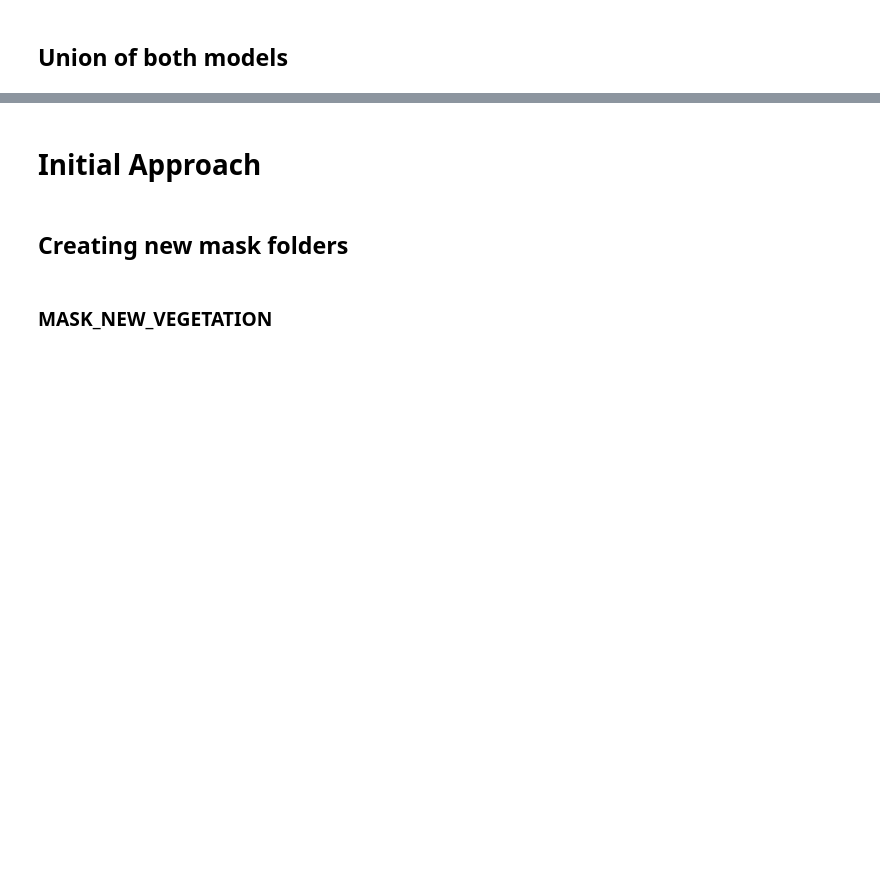
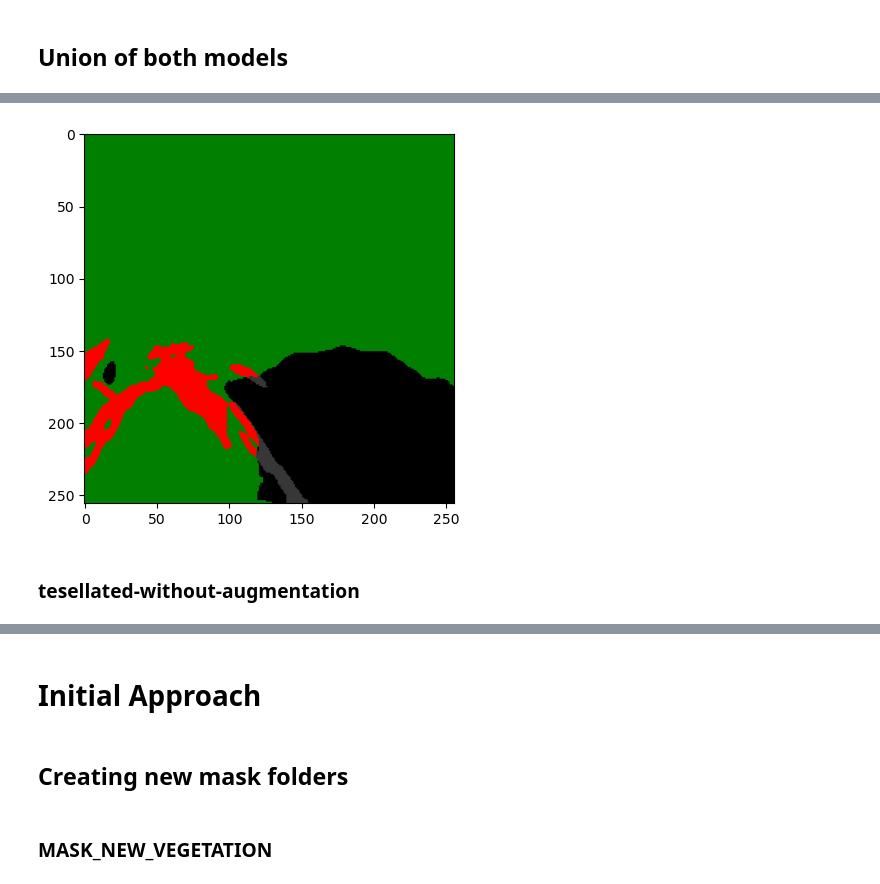
Before and after one commit to macanoso/GeoAI, a Jupyter notebook: separated-nn.ipynb, the cells around one changed output, grey strips where cells are left out. Cells and saved outputs as stored; diff of their text form; code cells hidden in the pictures; blank space fills up the shorter version.

```diff
--- a/separated-nn.ipynb
+++ b/separated-nn.ipynb
@@ -822,0 +663,18 @@ final_image = cv2.addWeighted(image.numpy()[0], 0.5, combined_mask, 0.5, 0)
+# %%
+# Crear una máscara para los píxeles que son verdes o grises
+mask_combined = np.logical_and(mask_vegetacion, mask_linea_electrica)
+mask_combined = np.squeeze(mask_combined)
+
+# Convertir la imagen a un array de numpy y cambiar el tipo de dato a uint8
+final_image = np.array(final_image, dtype=np.uint8)
+
+# Aplicar la máscara a la imagen original
+final_image[mask_combined, :] = [255, 0, 0]  # Rojo: [R, G, B]
+
+# Visualizar la imagen resultante
+plt.imshow(final_image)
+plt.show()
+# %% [output]
+[figure, added]
+# %% [markdown]
+### **tesellated-without-augmentation**
```
Also changed, not shown: parts of 39 cells of this notebook.
